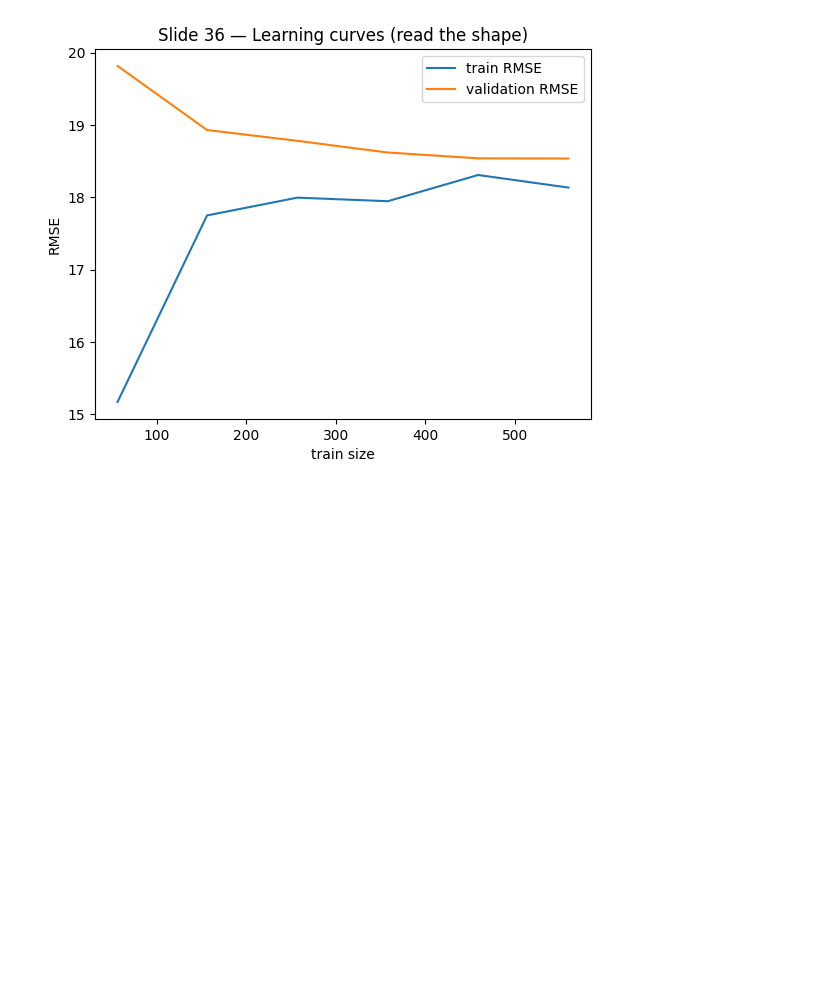
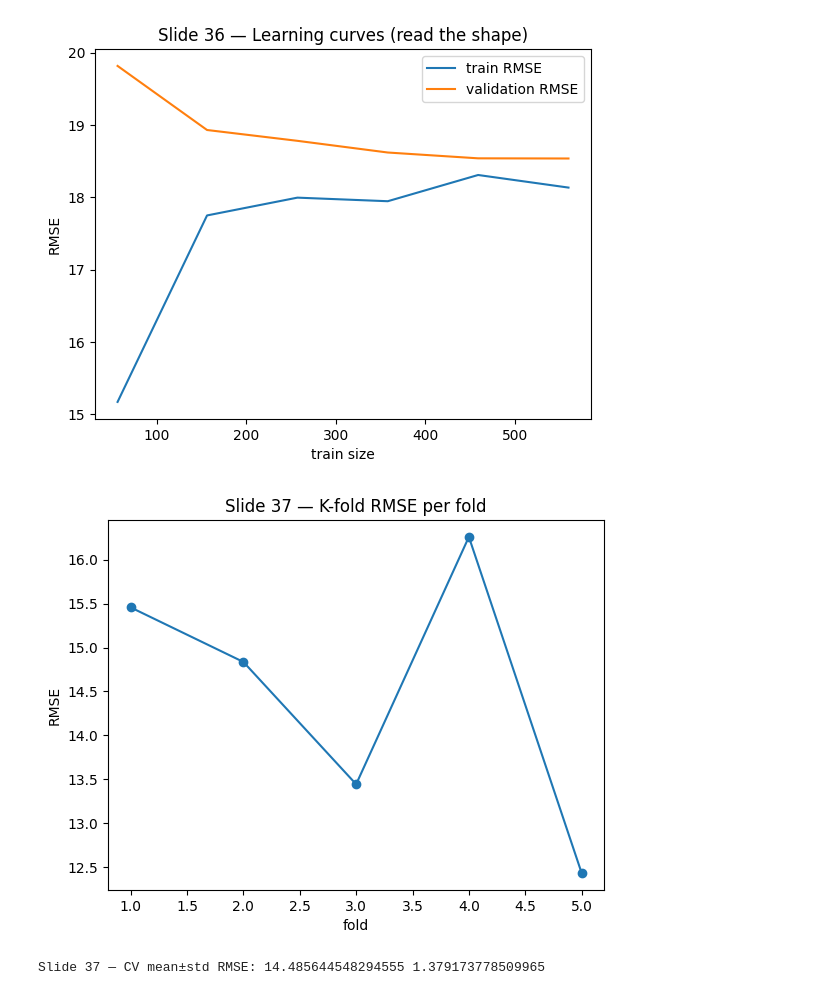
Before and after one commit to dornercr/DSCI631, a Jupyter notebook: wk2.ipynb, the cells around one changed output. Saved outputs shown, nothing was run; the diff lists cells and outputs as text; code cells hidden in the pictures; blank space fills up the shorter version.

```diff
--- a/wk2.ipynb
+++ b/wk2.ipynb
@@ -1118,3 +1118,32 @@ plt.xlabel("train size"); plt.ylabel("RMSE"); plt.legend(); plt.show()
 # - Overfit: big gap → regularize/simplify or add more data.
 # %% [output]
 [figure]
+# %%
+# Slide 37 — Cross-Validation (K-fold): fair model comparison
+
+import numpy as np, matplotlib.pyplot as plt
+from sklearn.datasets import make_regression
+from sklearn.model_selection import KFold, cross_val_score
+from sklearn.linear_model import LinearRegression
+from sklearn.metrics import make_scorer, mean_squared_error
+
+# tiny dataset
+X, y = make_regression(n_samples=480, n_features=10, noise=15.0, random_state=37)
+
+# CV (KFold) with neg MSE → convert to RMSE
+cv = KFold(n_splits=5, shuffle=True, random_state=37)
+scores = cross_val_score(LinearRegression(), X, y, cv=cv,
+                         scoring=make_scorer(mean_squared_error, greater_is_better=False))
+rmse = np.sqrt(-scores)
+
+# Viz: RMSE per fold (box/points)
+plt.figure()
+plt.plot(np.arange(1, len(rmse)+1), rmse, marker="o")
+plt.title("Slide 37 — K-fold RMSE per fold")
+plt.xlabel("fold"); plt.ylabel("RMSE"); plt.show()
+
+print("Slide 37 — CV mean±std RMSE:", float(rmse.mean()), float(rmse.std()))
+# Proper command: cross_val_score(LinearRegression(), X, y, cv=KFold(...), scoring='neg_mean_squared_error')
+# %% [output]
+[figure, added]
+Slide 37 — CV mean±std RMSE: 14.485644548294555 1.379173778509965
```
Also changed, not shown: parts of 12 cells of this notebook.
